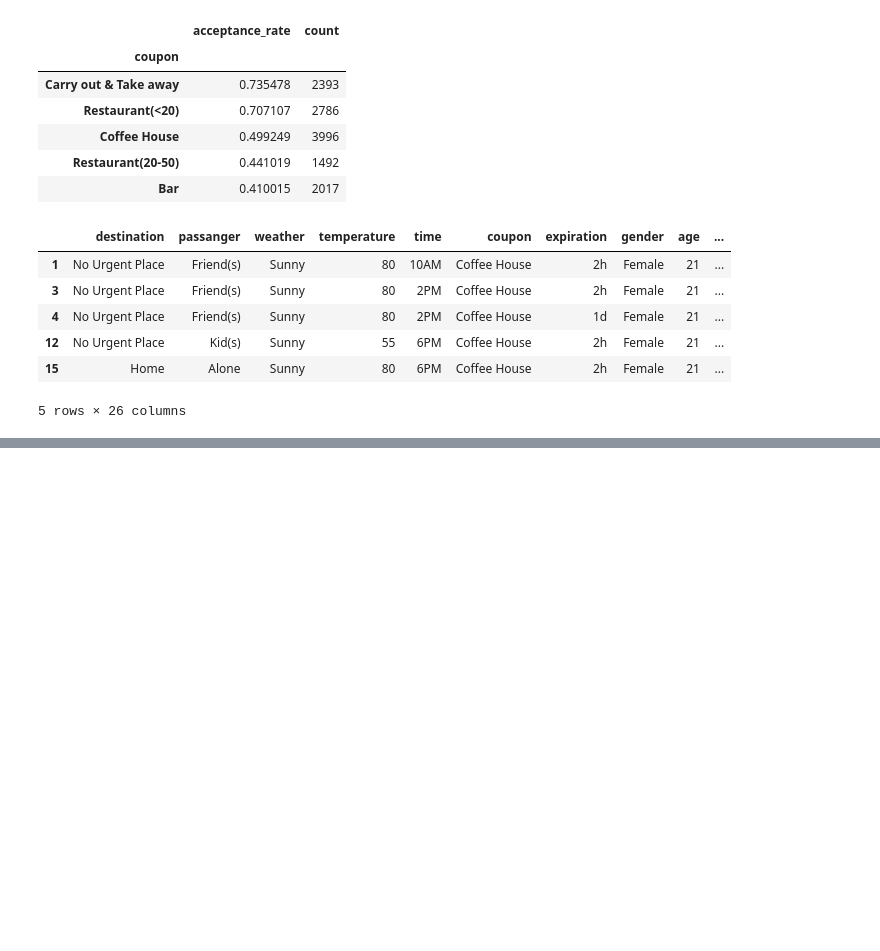
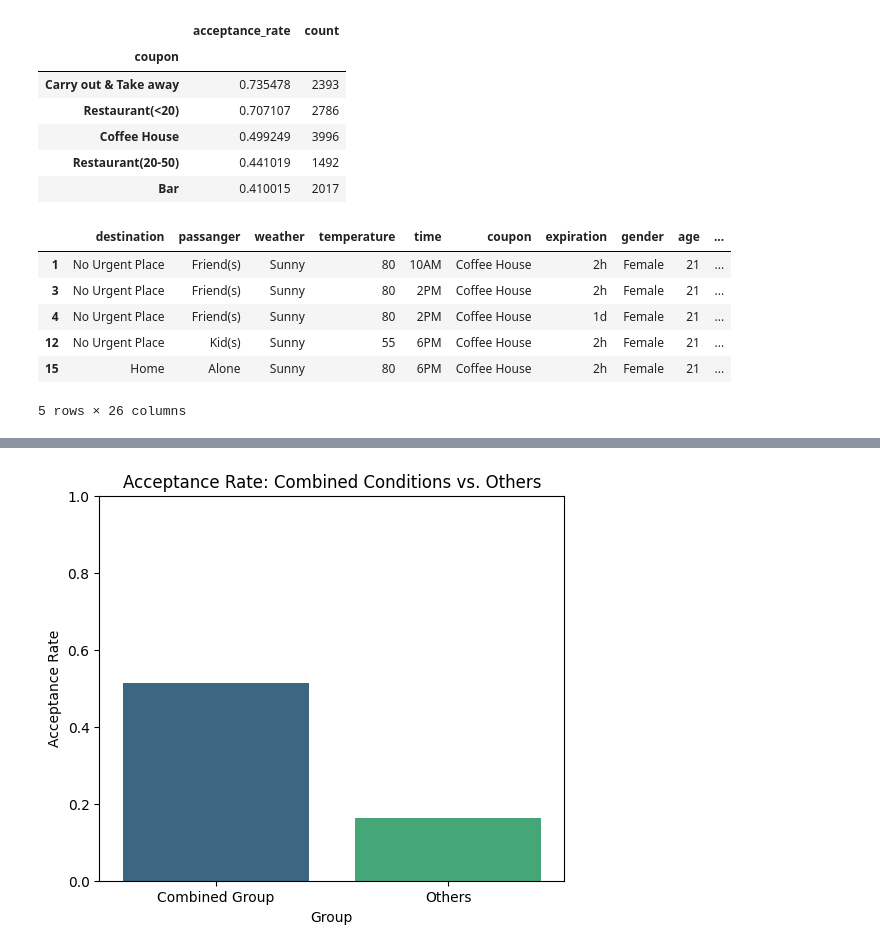
Before and after one commit to ksdhariwal/Data-Analysis-ML, a Jupyter notebook: project-coupon-acceptance/Independent_Investigation_Coffee_House_Coupon_Analysis.ipynb, the cells around one changed output, grey strips where cells are left out. Drawn from its saved outputs; the diff is of its cells as text; code cells hidden in the pictures; blank space fills up the shorter version.

```diff
--- a/project-coupon-acceptance/Independent_Investigation_Coffee_House_Coupon_Analysis.ipynb
+++ b/project-coupon-acceptance/Independent_Investigation_Coffee_House_Coupon_Analysis.ipynb
@@ -121,0 +433,21 @@ coupon_summary
+# %%
+plt.figure(figsize=(6,5))
+
+sns.barplot(
+    data=pd.DataFrame({
+        "Group": list(rates.keys()),
+        "Rate": list(rates.values())
+    }),
+    x="Group",
+    y="Rate",
+    hue="Group",        # required when using palette
+    palette="viridis",
+    legend=False        # hides the redundant legend
+)
+
+plt.title("Acceptance Rate: Combined Conditions vs. Others")
+plt.ylabel("Acceptance Rate")
+plt.ylim(0, 1)
+plt.show()
+# %% [output]
+[figure, added]
```
Also changed, not shown: parts of 13 cells of this notebook.
